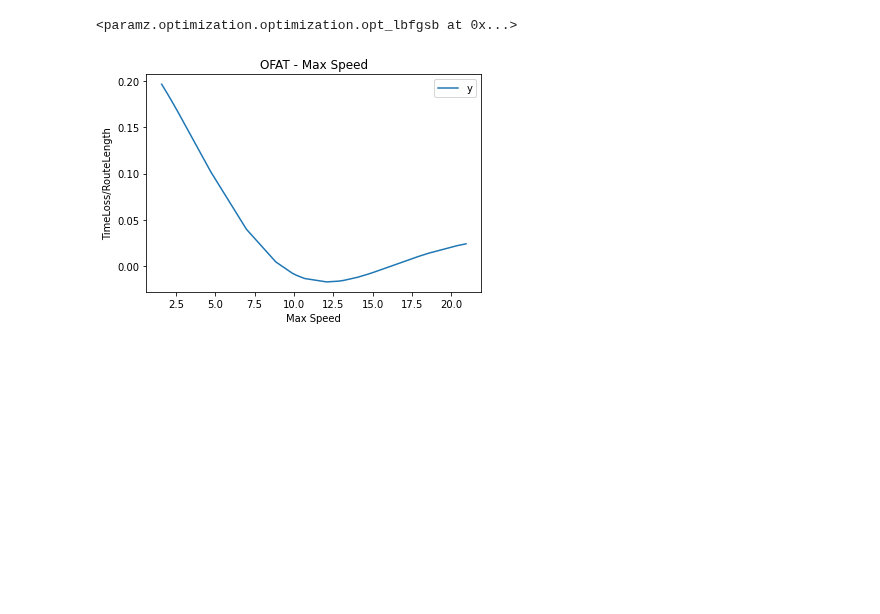
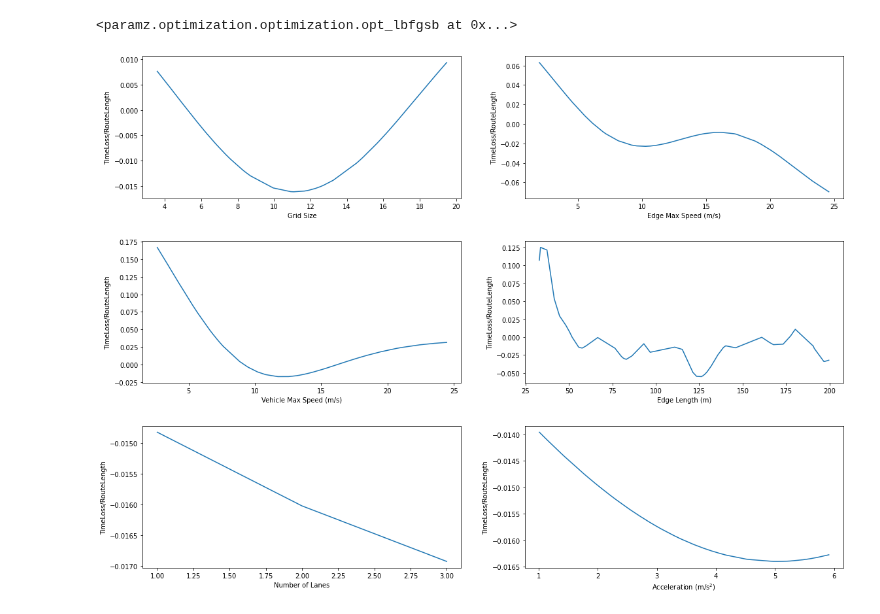
Before and after one commit to MatteoBettini/TrafficEmu, a Jupyter notebook: sensitivity_analysis/ofat.ipynb, the cells around one changed output. Saved outputs shown, nothing was run; the diff lists cells and outputs as text; code cells hidden in the pictures; blank space fills up the shorter version.

Commit message:
OFAT for all parameters

```diff
--- a/sensitivity_analysis/ofat.ipynb
+++ b/sensitivity_analysis/ofat.ipynb
@@ -28,14 +11,27 @@ y = y[p]
-# %%
-import pandas as pd
-import matplotlib.pyplot as plt
-
-d = {'x': x, 'y': y}
-fig, ax = plt.subplots()
-pd.DataFrame(d).plot.line(x='x', y='y', ax=ax)
-ax.set_title('OFAT - Max Speed')
-ax.set_ylabel('TimeLoss/RouteLength')
-ax.set_xlabel('Max Speed')
-
-fig.show()
-# %% [output]
-[figure, removed]
+# %%
+from emukit.core.initial_designs import RandomDesign
+import pandas as pd
+import matplotlib.pyplot as plt
+
+num_data_points = 50
+fig, axs = plt.subplots(len(parameter_spaces)//2, 2, figsize=[6.4*(len(parameter_spaces)//2), 4.8 * 3])
+for idx, space_dict in enumerate(parameter_spaces):
+    parameter_name = space_dict['name']
+    parameter_space = space_dict['space']
+    design = RandomDesign(parameter_space)  # initialize with random points
+    test_X = design.get_samples(num_data_points)
+    pred_Y, pred_Y_variance = emukit_model.predict(test_X)
+    x = test_X[:, idx]
+    y = pred_Y[:, 0]
+    p = x.argsort()
+    x = x[p]
+    y = y[p]
+    data = {'x': x, 'y': y}
+    ax = axs[idx//2][idx%2]
+    pd.DataFrame(data).plot.line(x='x', y='y', ax=ax, legend=False)
+    ax.set_ylabel('TimeLoss/RouteLength')
+    ax.set_xlabel(parameter_name)
+plt.subplots_adjust(hspace=0.3)
+fig.show()
+# %% [output]
+[figure, added]
```
Also changed, not shown: parts of 3 cells of this notebook, 2 other files.
